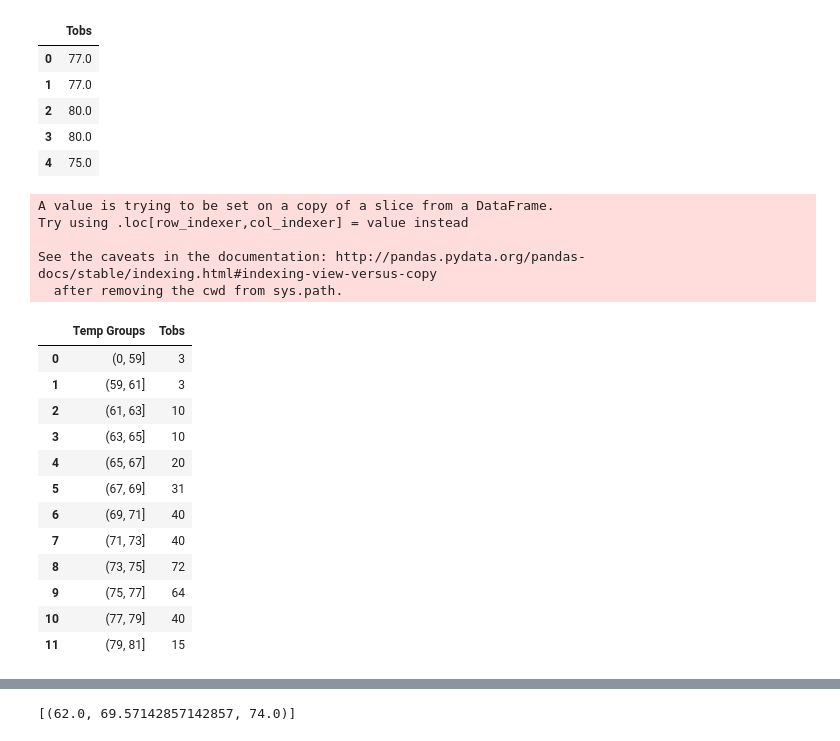
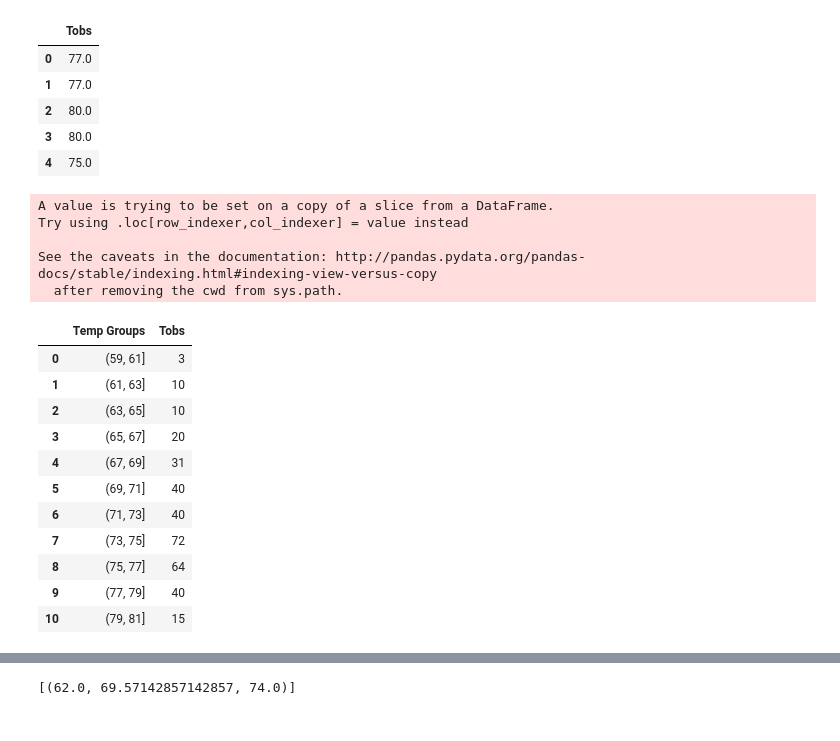
Before and after one commit to oimartin/HW_NU_DataScience_Bootcamp, a Jupyter notebook: 10_Adv_Data_Storage_and_Retrieval_HW/climate_starter.ipynb, the cells around one changed output, grey strips where cells are left out. Saved outputs shown, nothing was run; the diff lists cells and outputs as text; code cells hidden in the pictures.

```diff
--- a/10_Adv_Data_Storage_and_Retrieval_HW/climate_starter.ipynb
+++ b/10_Adv_Data_Storage_and_Retrieval_HW/climate_starter.ipynb
@@ -435,28 +436,27 @@ See the caveats in the documentation: http://pandas.pydata.org/pandas-docs/stabl
 | 4 | 75.0 |
 # %%
 # Create bins for temperature groups
-bins = [0, 59, 61, 63, 65, 67, 69, 71, 73, 75, 77, 79, 81]
+bins = [59, 61, 63, 65, 67, 69, 71, 73, 75, 77, 79, 81]
 
 waihee_temp_df['Temp Groups'] = pd.cut(waihee_temp_df['Tobs'], bins)
 waihee_temp_grp = waihee_temp_df.groupby('Temp Groups').count()
 waihee_temp_grp.reset_index(inplace=True)
 waihee_temp_grp
 # %% [output]
 A value is trying to be set on a copy of a slice from a DataFrame.
 Try using .loc[row_indexer,col_indexer] = value instead
 
 See the caveats in the documentation: http://pandas.pydata.org/pandas-docs/stable/indexing.html#indexing-view-versus-copy
   after removing the cwd from sys.path.
 |  | Temp Groups | Tobs |
-| 0 | (0, 59] | 3 |
-| 1 | (59, 61] | 3 |
-| 2 | (61, 63] | 10 |
-| 3 | (63, 65] | 10 |
-| 4 | (65, 67] | 20 |
-| 5 | (67, 69] | 31 |
-| 6 | (69, 71] | 40 |
-| 7 | (71, 73] | 40 |
-| 8 | (73, 75] | 72 |
-| 9 | (75, 77] | 64 |
-| 10 | (77, 79] | 40 |
-| 11 | (79, 81] | 15 |
+| 0 | (59, 61] | 3 |
+| 1 | (61, 63] | 10 |
+| 2 | (63, 65] | 10 |
+| 3 | (65, 67] | 20 |
+| 4 | (67, 69] | 31 |
+| 5 | (69, 71] | 40 |
+| 6 | (71, 73] | 40 |
+| 7 | (73, 75] | 72 |
+| 8 | (75, 77] | 64 |
+| 9 | (77, 79] | 40 |
+| 10 | (79, 81] | 15 |
```
Also changed, not shown: parts of 5 cells of this notebook.
